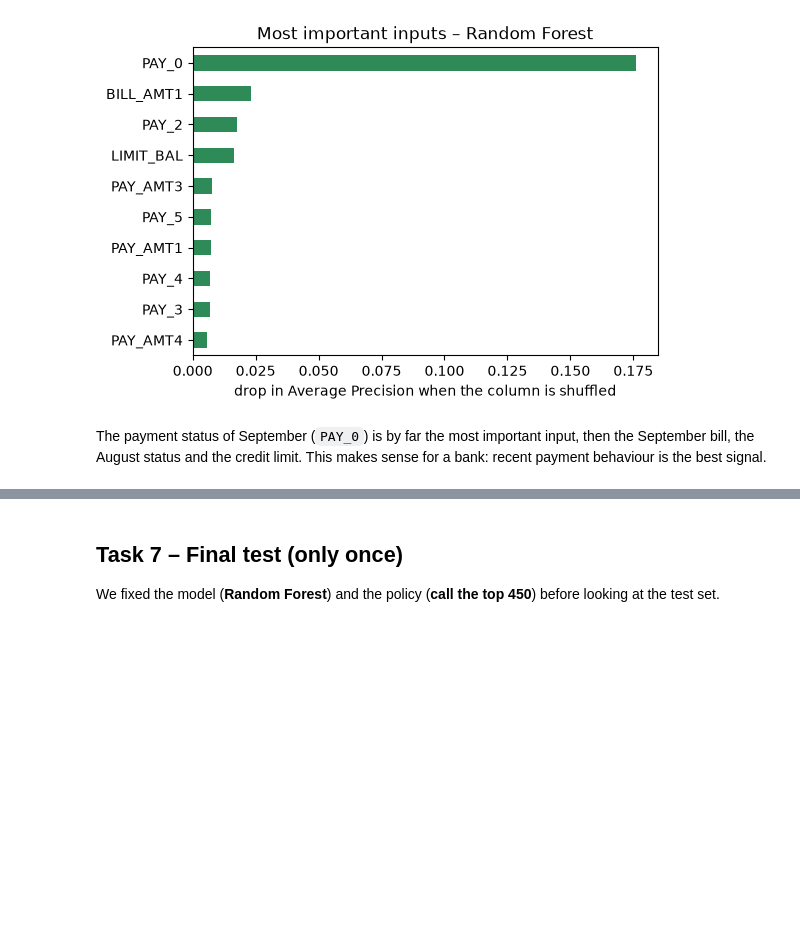
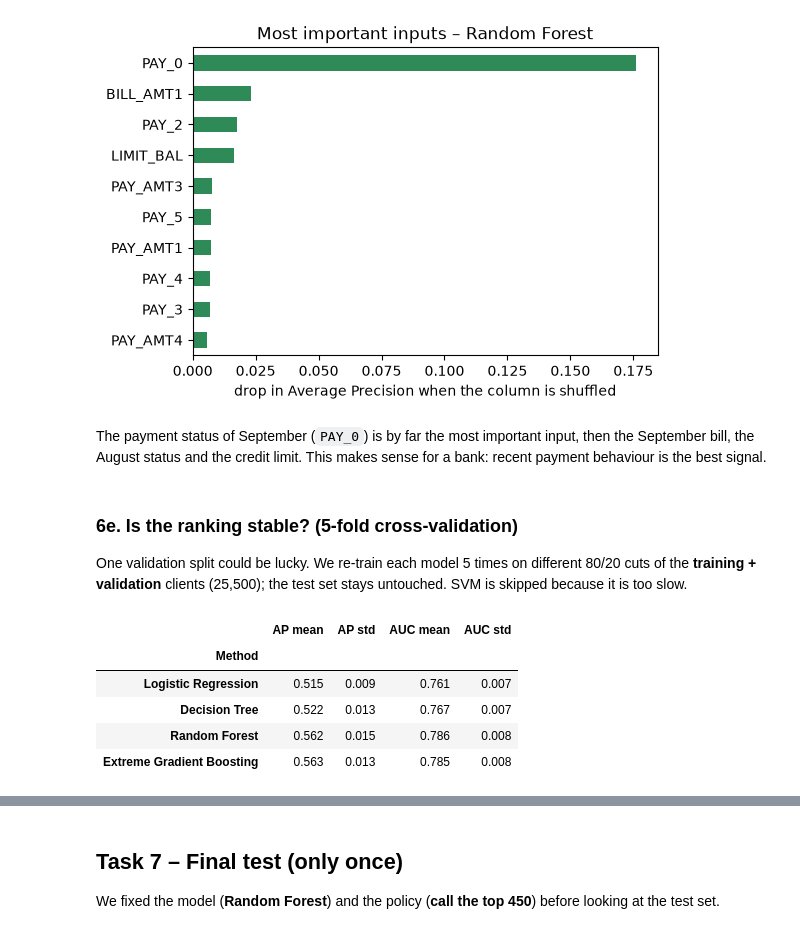
Before and after one commit to juliakozhina2966-cpu/Midterm1_AI_Applications, a Jupyter notebook: notebooks/credit_default_analysis.ipynb, the cells around one changed output, grey strips where cells are left out. Saved outputs shown, nothing was run; the diff lists cells and outputs as text; code cells hidden in the pictures; blank space fills up the shorter version.

```diff
--- a/notebooks/credit_default_analysis.ipynb
+++ b/notebooks/credit_default_analysis.ipynb
@@ -642,3 +711,29 @@ plt.show()
 # %% [markdown]
 The payment status of September (`PAY_0`) is by far the most important input, then the September bill, the August status and the credit limit.
 This makes sense for a bank: recent payment behaviour is the best signal.
+# %% [markdown]
+### 6e. Is the ranking stable? (5-fold cross-validation)
+One validation split could be lucky. We re-train each model 5 times on different 80/20 cuts of the
+**training + validation** clients (25,500); the test set stays untouched. SVM is skipped because it is too slow.
+# %%
+from sklearn.model_selection import StratifiedKFold, cross_validate
+
+development = pd.concat([train, valid])
+folds = StratifiedKFold(n_splits=5, shuffle=True, random_state=42)
+rows = []
+for name in ['Logistic Regression', 'Decision Tree', 'Random Forest', 'Extreme Gradient Boosting']:
+    pipe = Pipeline([('prepare', prepare), ('model', clone(methods[name]))])
+    cv = cross_validate(pipe, development[features], development['default'], cv=folds,
+                        scoring=['average_precision', 'roc_auc'])
+    rows.append({'Method': name,
+                 'AP mean': cv['test_average_precision'].mean(), 'AP std': cv['test_average_precision'].std(),
+                 'AUC mean': cv['test_roc_auc'].mean(), 'AUC std': cv['test_roc_auc'].std()})
+stability = pd.DataFrame(rows).set_index('Method')
+stability.round(3)
+# %% [output]
+|  | AP mean | AP std | AUC mean | AUC std |
+| Method |  |  |  |  |
+| Logistic Regression | 0.515 | 0.009 | 0.761 | 0.007 |
+| Decision Tree | 0.522 | 0.013 | 0.767 | 0.007 |
+| Random Forest | 0.562 | 0.015 | 0.786 | 0.008 |
+| Extreme Gradient Boosting | 0.563 | 0.013 | 0.785 | 0.008 |
```
Also changed, not shown: parts of 10 cells of this notebook, 1 other file.
